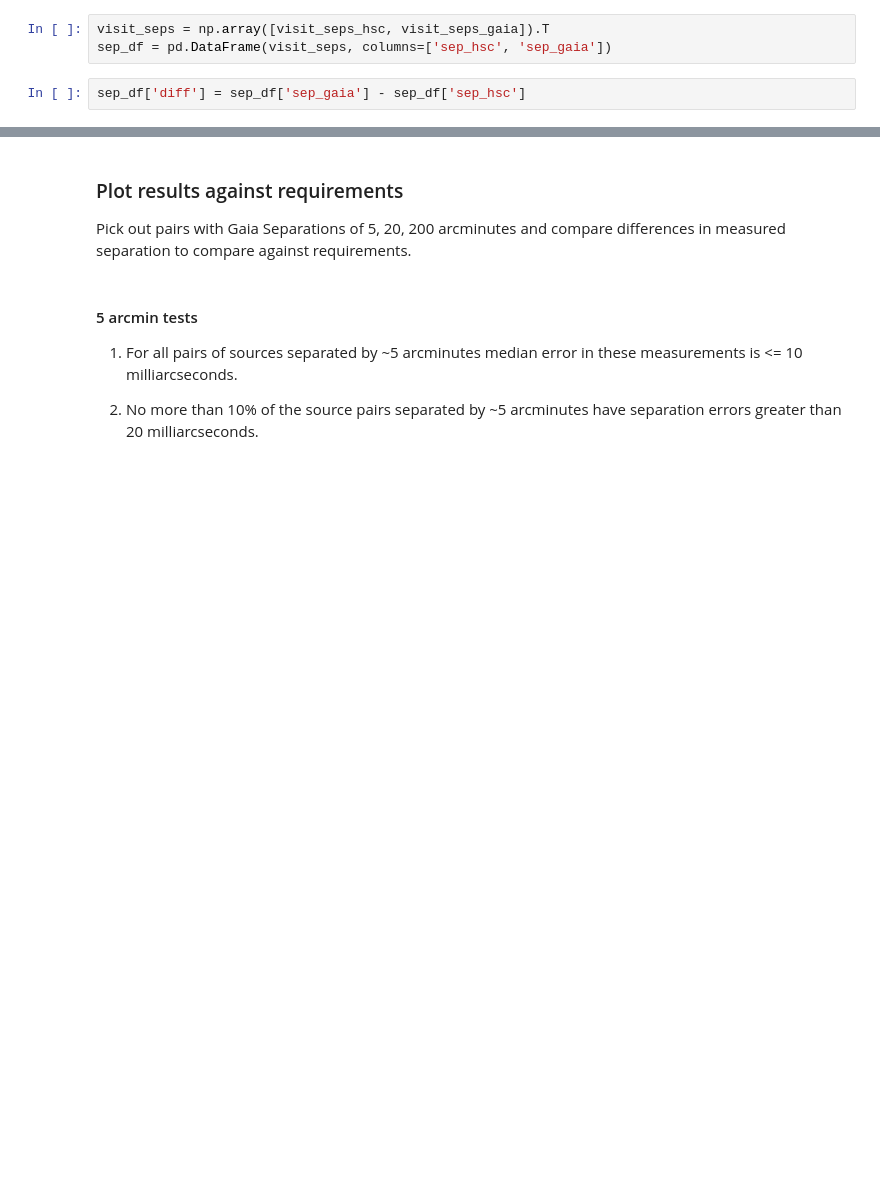
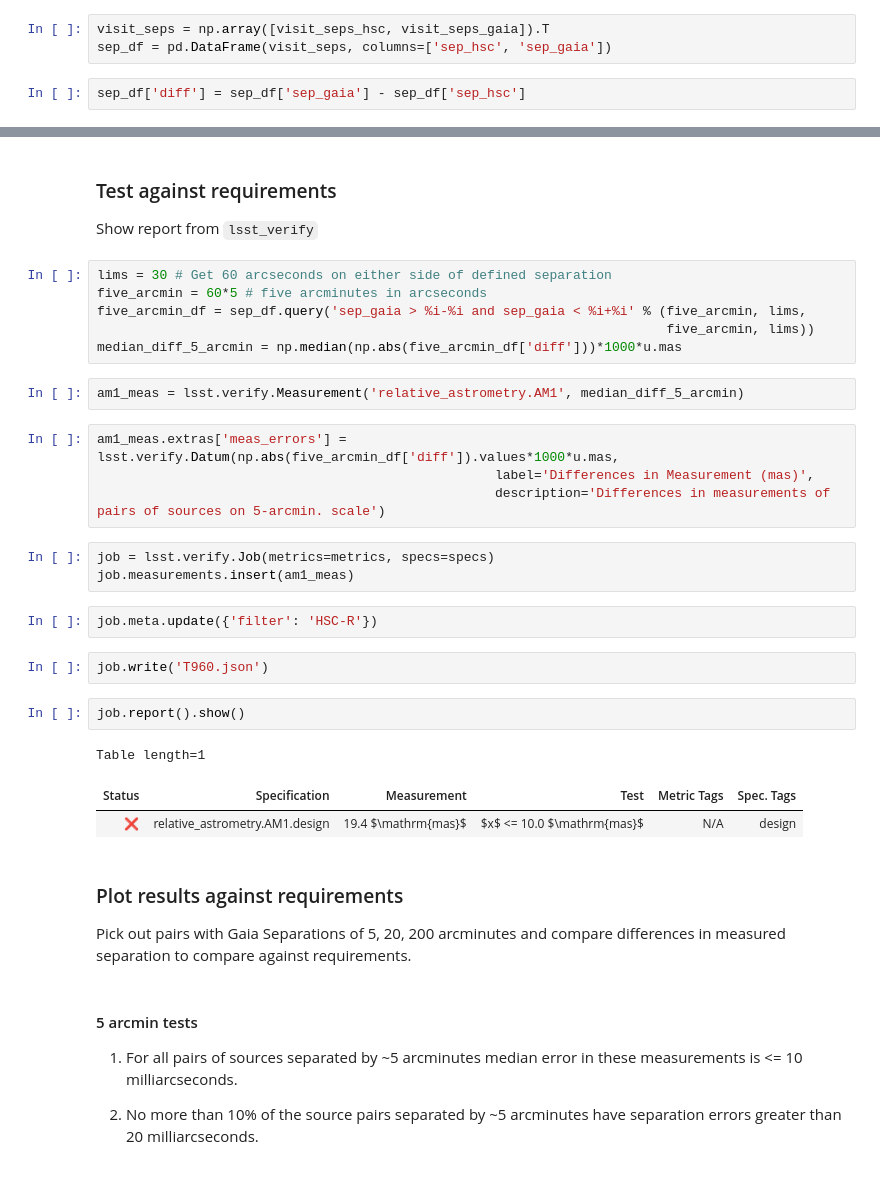
Before and after one commit to lsst-com/requirements_notebooks, a Jupyter notebook: TestCases/LVV-T960.ipynb, the cells around one changed output, grey strips where cells are left out. Saved outputs shown, nothing was run; the diff lists cells and outputs as text; blank space fills up the shorter version.

```diff
--- a/TestCases/LVV-T960.ipynb
+++ b/TestCases/LVV-T960.ipynb
@@ -311,3 +401,32 @@ sep_df['diff'] = sep_df['sep_gaia'] - sep_df['sep_hsc']
+# %% [markdown]
+### Test against requirements
+
+Show report from `lsst_verify`
+# %%
+lims = 30 # Get 60 arcseconds on either side of defined separation
+five_arcmin = 60*5 # five arcminutes in arcseconds
+five_arcmin_df = sep_df.query('sep_gaia > %i-%i and sep_gaia < %i+%i' % (five_arcmin, lims,
+                                                                         five_arcmin, lims))
+median_diff_5_arcmin = np.median(np.abs(five_arcmin_df['diff']))*1000*u.mas
+# %%
+am1_meas = lsst.verify.Measurement('relative_astrometry.AM1', median_diff_5_arcmin)
+# %%
+am1_meas.extras['meas_errors'] = lsst.verify.Datum(np.abs(five_arcmin_df['diff']).values*1000*u.mas,
+                                                   label='Differences in Measurement (mas)',
+                                                   description='Differences in measurements of pairs of sources on 5-arcmin. scale')
+# %%
+job = lsst.verify.Job(metrics=metrics, specs=specs)
+job.measurements.insert(am1_meas)
+# %%
+job.meta.update({'filter': 'HSC-R'})
+# %%
+job.write('T960.json')
+# %%
+job.report().show()
+# %% [output]
+Table length=1
+| Status | Specification | Measurement | Test | Metric Tags | Spec. Tags |
+| ❌ | relative_astrometry.AM1.design | 19.4 $\mathrm{mas}$ | $x$ <= 10.0 $\mathrm{mas}$ | N/A | design |
 # %% [markdown]
 ### Plot results against requirements
 
```
Also changed, not shown: parts of 31 cells of this notebook, 2 other files.
